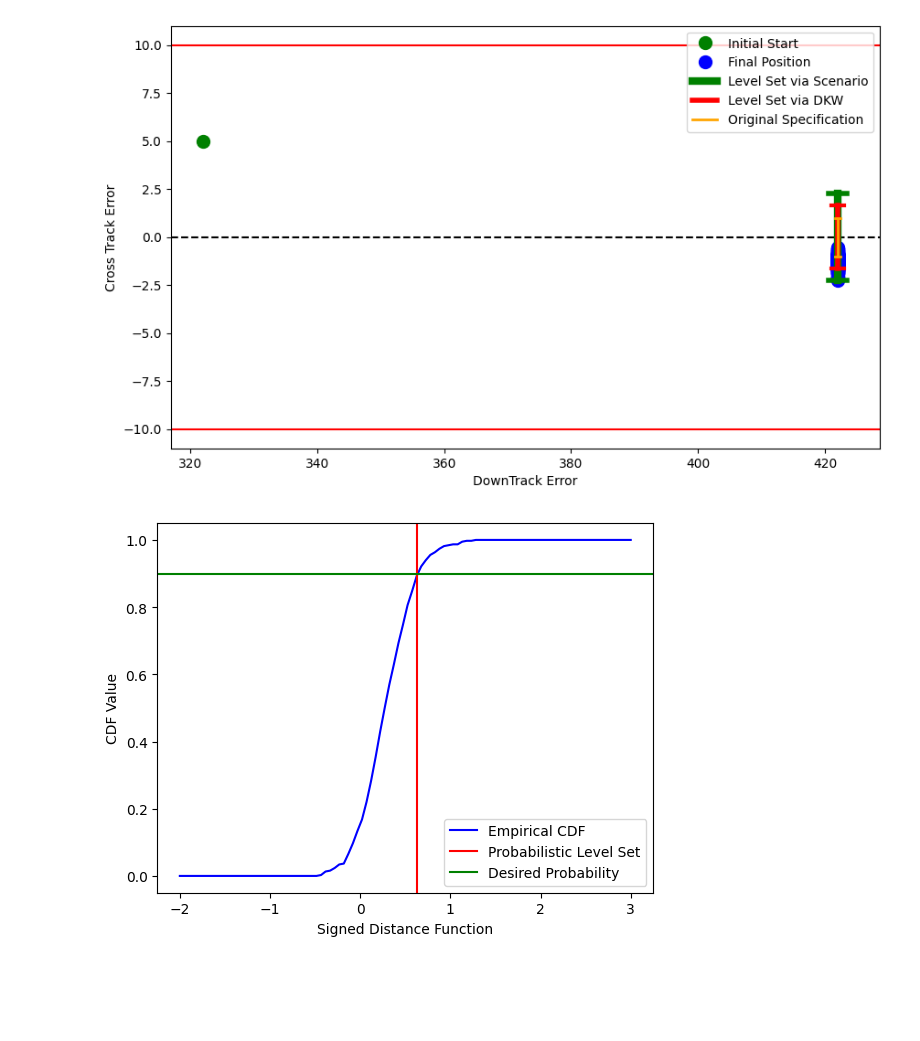
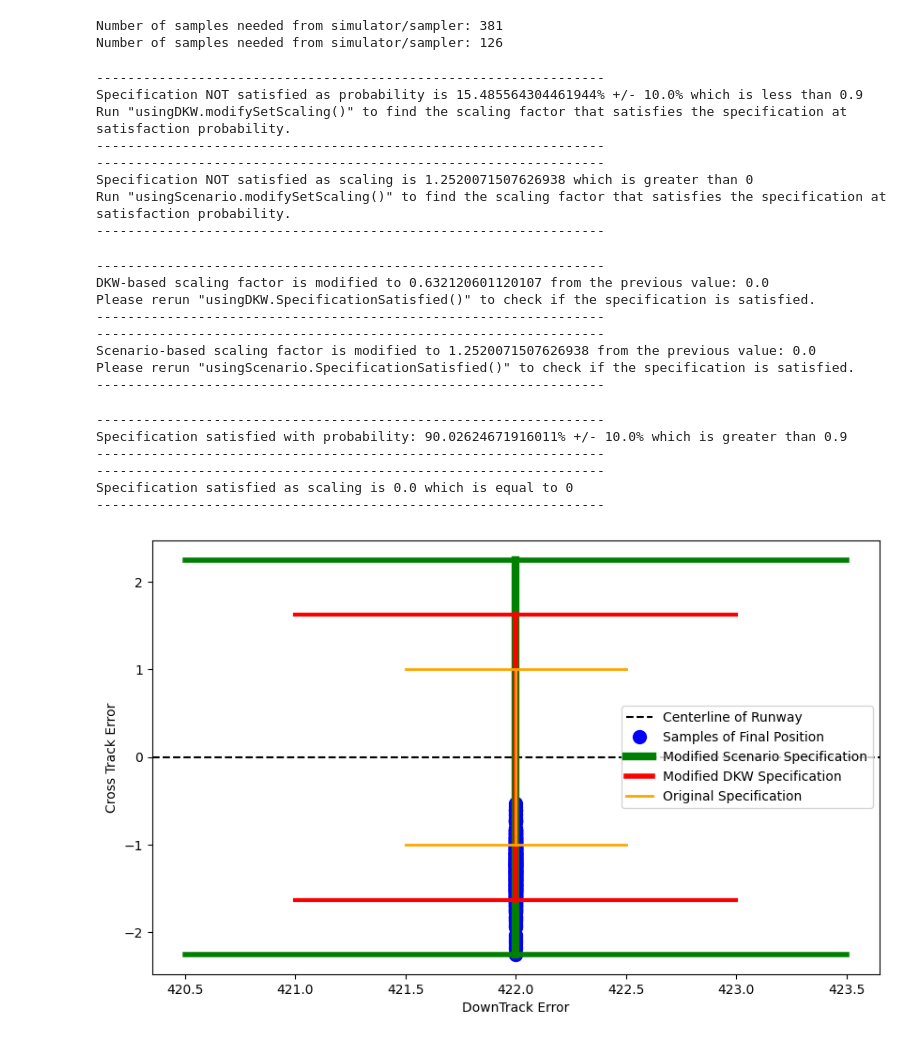
Before and after one commit to vigsiv/SaVer-Toolbox, a Jupyter notebook: examples/TaxiNet/TaxiNet.ipynb, the cells around one changed output. Cells and saved outputs as stored; diff of their text form; code cells hidden in the pictures; blank space fills up the shorter version.

Commit message:
pushing lost edits to NNFF and TaxiNet Example

```diff
--- a/examples/TaxiNet/TaxiNet.ipynb
+++ b/examples/TaxiNet/TaxiNet.ipynb
@@ -11,7 +12,7 @@ verifDKW = verify.usingDKW(betaDKW,epsilonDKW,Delta)
 betaScenario = 0.001
 verifScenario = verify.usingScenario(betaScenario,Delta)
 
-# Import TaxiRun h5 using pandas
+# Import TaxiRun h5 using the following link:
 url = 'https://www.dropbox.com/scl/fi/f6m4ejxp20n3iifscmodq/TaxiRunFixed.h5?rlkey=di2d5ys9x6vprt5ws6pmo4xd6&st=roxxmgkg&dl=1'
 
 
@@ -41,13 +42,6 @@ for i in np.arange(0,tot_full_runs):
     run_num = 'run_' + str(i+1)
     group = f.get(run_num)
     y_pos[i] = group.get('cte')[-1]
-
-
-# Generate samples
-samples = y_pos
-# Add samples to the verifier
-verifDKW.addSamples(samples[0:verifDKW.samplesRequired()])
-verifScenario.addSamples(samples[0:verifScenario.samplesRequired()])
 # %% [output]
 -----------------------------------------------------------------
 Error between true and empirical CDF (i.e. \sup_x(|cdfTrue(x) - cdfEmpirical(x)|) < \epsilon): epsilon = 0.1
@@ -74,55 +76,82 @@ verifScenario.specification(normSDF)
+# %%
+# Generate samples
+samples = y_pos
+# Add samples to the verifier
+verifDKW.samples(samples[0:verifDKW.samplesRequired()])
+verifScenario.samples(samples[0:verifScenario.samplesRequired()])
+# %% [output]
+Number of samples needed from simulator/sampler: 381
+Number of samples needed from simulator/sampler: 126
 # %%
 # Check if the samples satisfy the specification:
 verifDKW.SpecificationSatisfied()
 verifScenario.SpecificationSatisfied()
+# %% [output]
+-----------------------------------------------------------------
+Specification NOT satisfied as probability is 15.485564304461944% +/- 10.0% which is less than 0.9
+Run "usingDKW.modifySetScaling()" to find the scaling factor that satisfies the specification at satisfaction probability.
+-----------------------------------------------------------------
+-----------------------------------------------------------------
+Specification NOT satisfied as scaling is 1.2520071507626938 which is greater than 0
+Run "usingScenario.modifySetScaling()" to find the scaling factor that satisfies the specification at satisfaction probability.
+-----------------------------------------------------------------
 # %%
 # Modify the zero level set:
-verifDKW.modifySetScaling()
-verifScenario.modifySetScaling()
+setEnlargementDKW = verifDKW.modifySetScaling()
+setEnlargementScenario = verifScenario.modifySetScaling()
+# %% [output]
+-----------------------------------------------------------------
+DKW-based scaling factor is modified to 0.632120601120107 from the previous value: 0.0
+Please rerun "usingDKW.SpecificationSatisfied()" to check if the specification is satisfied.
+-----------------------------------------------------------------
+-----------------------------------------------------------------
+Scenario-based scaling factor is modified to 1.2520071507626938 from the previous value: 0.0
+Please rerun "usingScenario.SpecificationSatisfied()" to check if the specification is satisfied.
+-----------------------------------------------------------------
 # %%
 # Check if the samples satisfy the specification:
 verifDKW.SpecificationSatisfied()
 verifScenario.SpecificationSatisfied()
+# %% [output]
+-----------------------------------------------------------------
+Specification satisfied with probability: 90.02624671916011% +/- 10.0% which is greater than 0.9
+-----------------------------------------------------------------
+-----------------------------------------------------------------
+Specification satisfied as scaling is 0.0 which is equal to 0
+-----------------------------------------------------------------
 # %%
-import matplotlib.pyplot as plt
+
 
 # Create a plot
 plt.figure(figsize=(10, 6))
 
 # Add horizontal lines at 10 and -10
-plt.axhline(y=10, color='r', linestyle='-')
-plt.axhline(y=-10, color='r', linestyle='-')
-plt.axhline(y=0, color='k', linestyle='--')
+plt.axhline(y=0, color='k', linestyle='--', label='Centerline of Runway')
 
 # Plot the samples
-plt.plot(322,5, 'og', label='Initial Start', markersize=10)
-plt.plot(422*np.ones(samples.shape[0]),samples, 'o', label='Final Position', markersize=10, color='blue')
+plt.plot(422*np.ones(samples.shape[0]),samples, 'o', label='Samples of Final Position', markersize=10, color='blue')
 
-plt.plot([422, 422], [-1-levelSetScenario, 1+levelSetScenario], '-', color='green', linewidth=6, label='Level Set via Scenario')
-plt.plot([420.5, 423.5], [1+levelSetScenario, 1+levelSetScenario], '-', color='green', linewidth=4)
-plt.plot([420.5, 423.5], [-1-levelSetScenario, -1-levelSetScenario], '-', color='green',linewidth=4)
-plt.plot([422, 422], [-1-levelSetDKW, 1+levelSetDKW], '-', color='red', linewidth=4, label='Level Set via DKW')
-plt.plot([421, 423], [1+levelSetDKW, 1+levelSetDKW], '-', color='red', linewidth=3)
-plt.plot([421, 423], [-1-levelSetDKW, -1-levelSetDKW], '-', color='red',linewidth=3)
+plt.plot([422, 422], [-1-setEnlargementScenario, 1+setEnlargementScenario], '-', color='green', linewidth=6, label='Modified Scenario Specification')
+plt.plot([420.5, 423.5], [1+setEnlargementScenario, 1+setEnlargementScenario], '-', color='green', linewidth=4)
+plt.plot([420.5, 423.5], [-1-setEnlargementScenario, -1-setEnlargementScenario], '-', color='green',linewidth=4)
+plt.plot([422, 422], [-1-setEnlargementDKW, 1+setEnlargementDKW], '-', color='red', linewidth=4, label='Modified DKW Specification')
+plt.plot([421, 423], [1+setEnlargementDKW, 1+setEnlargementDKW], '-', color='red', linewidth=3)
+plt.plot([421, 423], [-1-setEnlargementDKW, -1-setEnlargementDKW], '-', color='red',linewidth=3)
 # Add box and whisker like lines at y = ±1.5 and x = 422
 plt.plot([422, 422], [-1, 1], '-', color='orange', linewidth=2)
 plt.plot([421.5, 422.5], [1, 1], '-', color='orange', linewidth=2)
 plt.plot([421.5, 422.5], [-1, -1], '-', color='orange',linewidth=2, label='Original Specification')
 
 
 
 
 # Add labels and title
 plt.xlabel('DownTrack Error')
 plt.ylabel('Cross Track Error')
 
 plt.legend(loc='best')
 
 # Show the plot
 plt.show()
-
-evalPts = np.linspace(-2,3,100)
-plotter.histogramPlot(verifDKW.empiricalCDF,evalPts,levelSetDKW,levelProb)
 # %% [output]
-[figure, old version]
+[figure, new version]
-[figure, removed]
```
Also changed, not shown: parts of 3 cells of this notebook, 2 other files.
